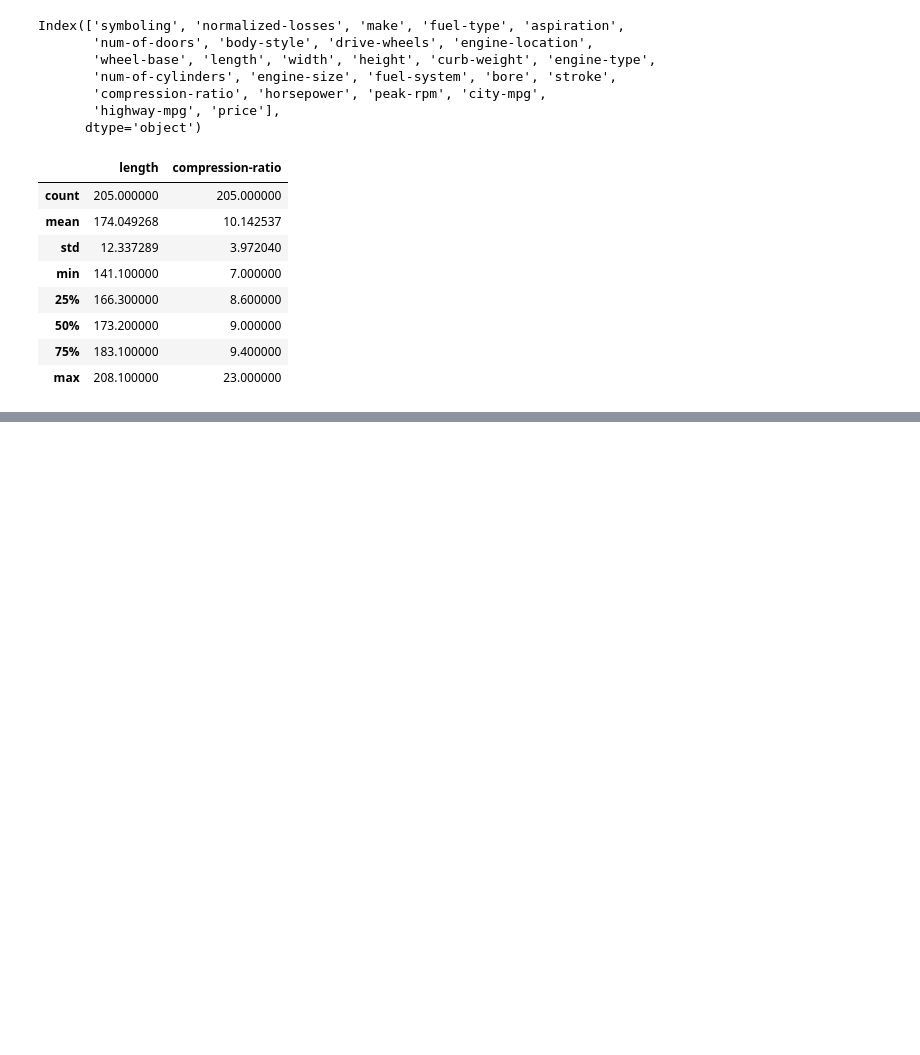
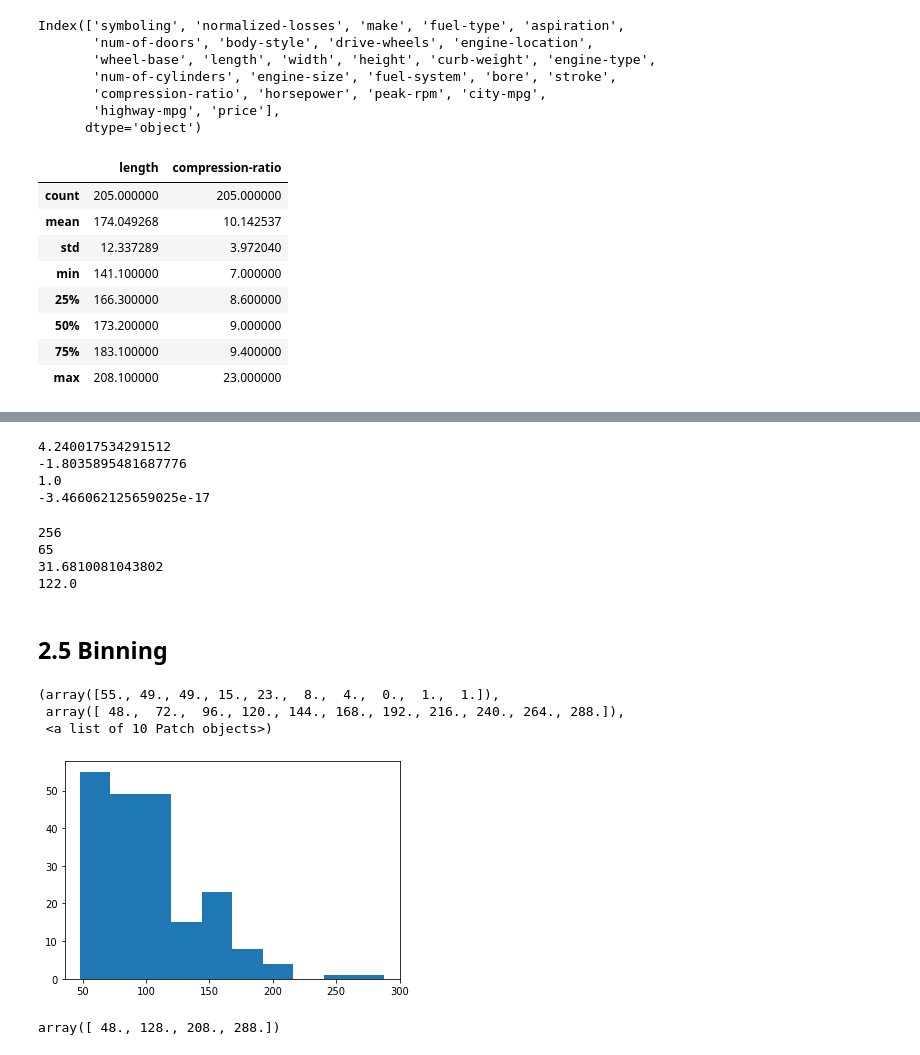
Before and after one commit to PosgradoMNA/actividades-de-aprendizaje-A01793108, a Jupyter notebook: IBM_DataAnalysisPython_A01793108.ipynb, the cells around one changed output, grey strips where cells are left out. Cells and saved outputs as stored; diff of their text form; code cells hidden in the pictures; blank space fills up the shorter version.

```diff
--- a/IBM_DataAnalysisPython_A01793108.ipynb
+++ b/IBM_DataAnalysisPython_A01793108.ipynb
@@ -212,0 +234,9 @@ df[['length', 'compression-ratio']].describe()
+# %%
+filename = "https://cf-courses-data.s3.us.cloud-object-storage.appdomain.cloud/IBMDeveloperSkillsNetwork-DA0101EN-SkillsNetwork/labs/Data%20files/auto.csv"
+headers = ["symboling","normalized-losses","make","fuel-type","aspiration", "num-of-doors","body-style",
+         "drive-wheels","engine-location","wheel-base", "length","width","height","curb-weight","engine-type",
+         "num-of-cylinders", "engine-size","fuel-system","bore","stroke","compression-ratio","horsepower",
+         "peak-rpm","city-mpg","highway-mpg","price"]
+df = pd.read_csv(filename, names = headers)
+df.replace("?", np.nan, inplace = True)
+df.head(10)
@@ -212,0 +288,5 @@ df[['length', 'compression-ratio']].describe()
+# %%
+## remplazar na con valores
+mean = (pd.to_numeric(df["normalized-losses"])).mean()
+print(mean)
+df["normalized-losses"].replace(np.nan, mean, inplace = True)
@@ -212,0 +301,4 @@ df[['length', 'compression-ratio']].describe()
+# %%
+df["city-mpg"] = 235/df["city-mpg"]
+df.rename(columns = {"city-mpg": "city-L/100km"}, inplace = True)
+df.head()
@@ -212,0 +333,2 @@ df[['length', 'compression-ratio']].describe()
+# %%
+df["normalized-losses"] = df["normalized-losses"].astype("int") ## no puedo transformar en int NaN
@@ -212,0 +419,36 @@ df[['length', 'compression-ratio']].describe()
+# %%
+print(np.max( (df["normalized-losses"]-np.mean(df["normalized-losses"]))/np.std(df["normalized-losses"]) ))
+print(np.min( (df["normalized-losses"]-np.mean(df["normalized-losses"]))/np.std(df["normalized-losses"]) ))
+print(np.std( (df["normalized-losses"]-np.mean(df["normalized-losses"]))/np.std(df["normalized-losses"]) ))
+print(np.mean( (df["normalized-losses"]-np.mean(df["normalized-losses"]))/np.std(df["normalized-losses"]) ))
+# %% [output]
+4.240017534291512
+-1.8035895481687776
+1.0
+-3.466062125659025e-17
+# %%
+print(df["normalized-losses"].max())
+print(df["normalized-losses"].min())
+print(df["normalized-losses"].std())
+print(df["normalized-losses"].mean())
+# %% [output]
+256
+65
+31.6810081043802
+122.0
+# %% [markdown]
+## 2.5 Binning
+# %%
+df["horsepower"].replace(np.nan, mean, inplace = True)
+df["horsepower"] = df["horsepower"].astype(int, copy = True)
+plt.hist(df["horsepower"])
+# %% [output]
+(array([55., 49., 49., 15., 23.,  8.,  4.,  0.,  1.,  1.]),
+ array([ 48.,  72.,  96., 120., 144., 168., 192., 216., 240., 264., 288.]),
+ <a list of 10 Patch objects>)
+[figure, added]
+# %%
+bins = np.linspace(df["horsepower"].min(), df["horsepower"].max(), 4)
+bins
+# %% [output]
+array([ 48., 128., 208., 288.])
```
Also changed, not shown: parts of 35 cells of this notebook.
